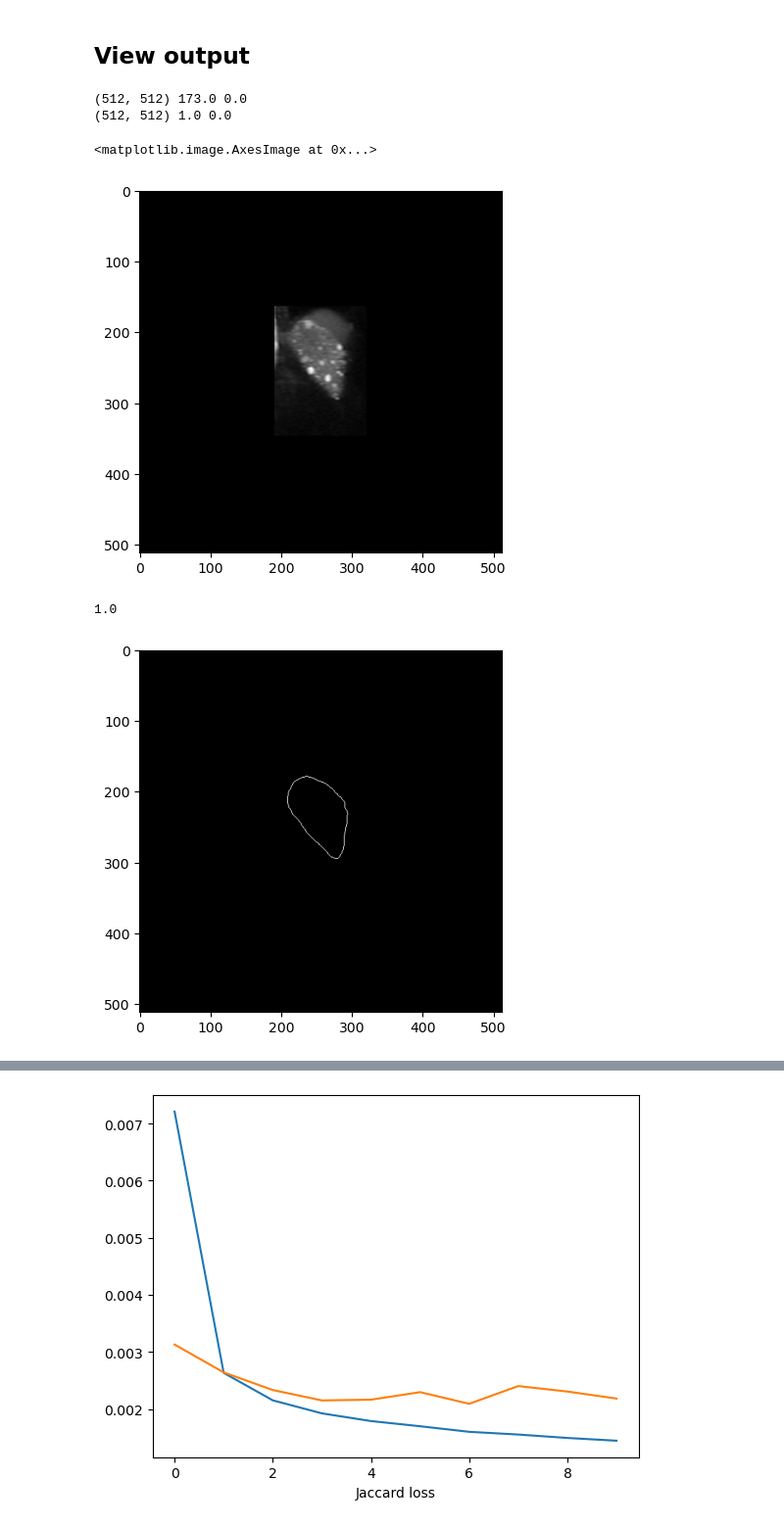
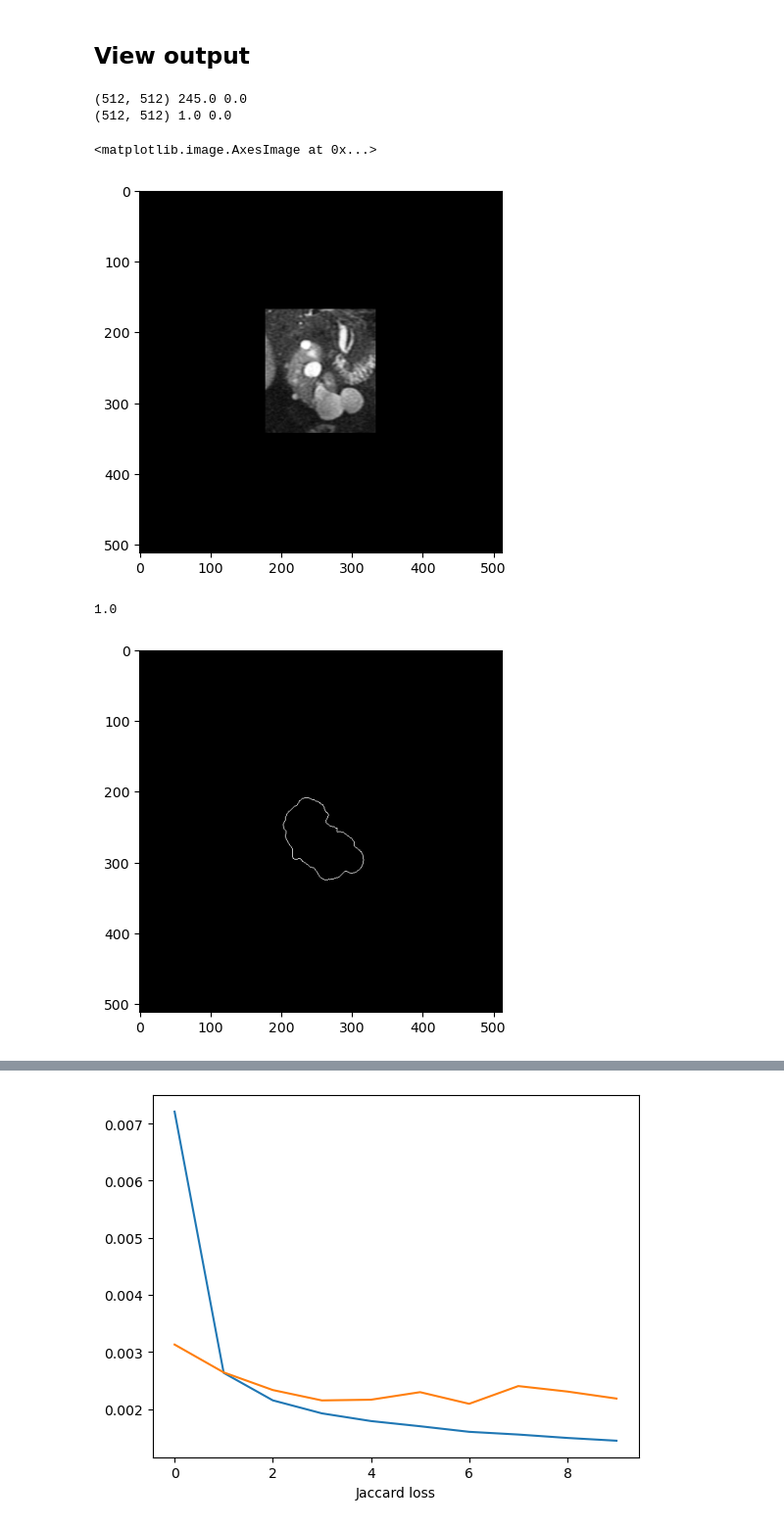
Before and after one commit to EmmaSchmidt2021/Kidney-Segmentation-Jupyter, a Jupyter notebook: (2) Model Training - Data Generator - Cyst Seg.ipynb, the cells around one changed output, grey strips where cells are left out. Shown at 98% size. Saved outputs shown, nothing was run; the diff lists cells and outputs as text; code cells hidden in the pictures.

Commit message:
UAB cyst training

```diff
--- a/(2) Model Training - Data Generator - Cyst Seg.ipynb
+++ b/(2) Model Training - Data Generator - Cyst Seg.ipynb
@@ -365,8 +365,8 @@ labels_mapping = list(map(d.get, images))
 
 labels = {images[i]:labels_mapping[i] for i in range(len(images))}
 # %%
-train_sets = ["KU_"]
-val_sets = ["KU_"]
+train_sets = ["UB_"]
+val_sets = ["UB_"]
 
 train_list_new = []
 for i in range(len(train_list)):
@@ -412,27 +412,27 @@ print(X.shape, y.shape)
 # %% [markdown]
 ## View output
 # %%
-n=2
+n=1
 X_img = X[n,:,:,0]
 X_msk =X[n,:,:,1]
 print(X_img.shape, X_img.max(), X_img.min())
 print(X_msk.shape, X_msk.max(), X_msk.min())
 
 import matplotlib.pyplot as plt
 %matplotlib inline
 plt.imshow(X_img, cmap="gray")
 # %% [output]
-(512, 512) 173.0 0.0
+(512, 512) 245.0 0.0
 (512, 512) 1.0 0.0
 <matplotlib.image.AxesImage at 0x...>
-[figure, old version]
+[figure, new version]
 # %%
 %matplotlib inline
 plt.imshow(X_msk, cmap="gray")
 X_msk.max()
 # %% [output]
 1.0
-[figure, old version]
+[figure, new version]
 # %%
 y_batch = y[n,:,:,:]
 y_batch.shape
```
Also changed, not shown: parts of 13 cells of this notebook, 3 other files.
